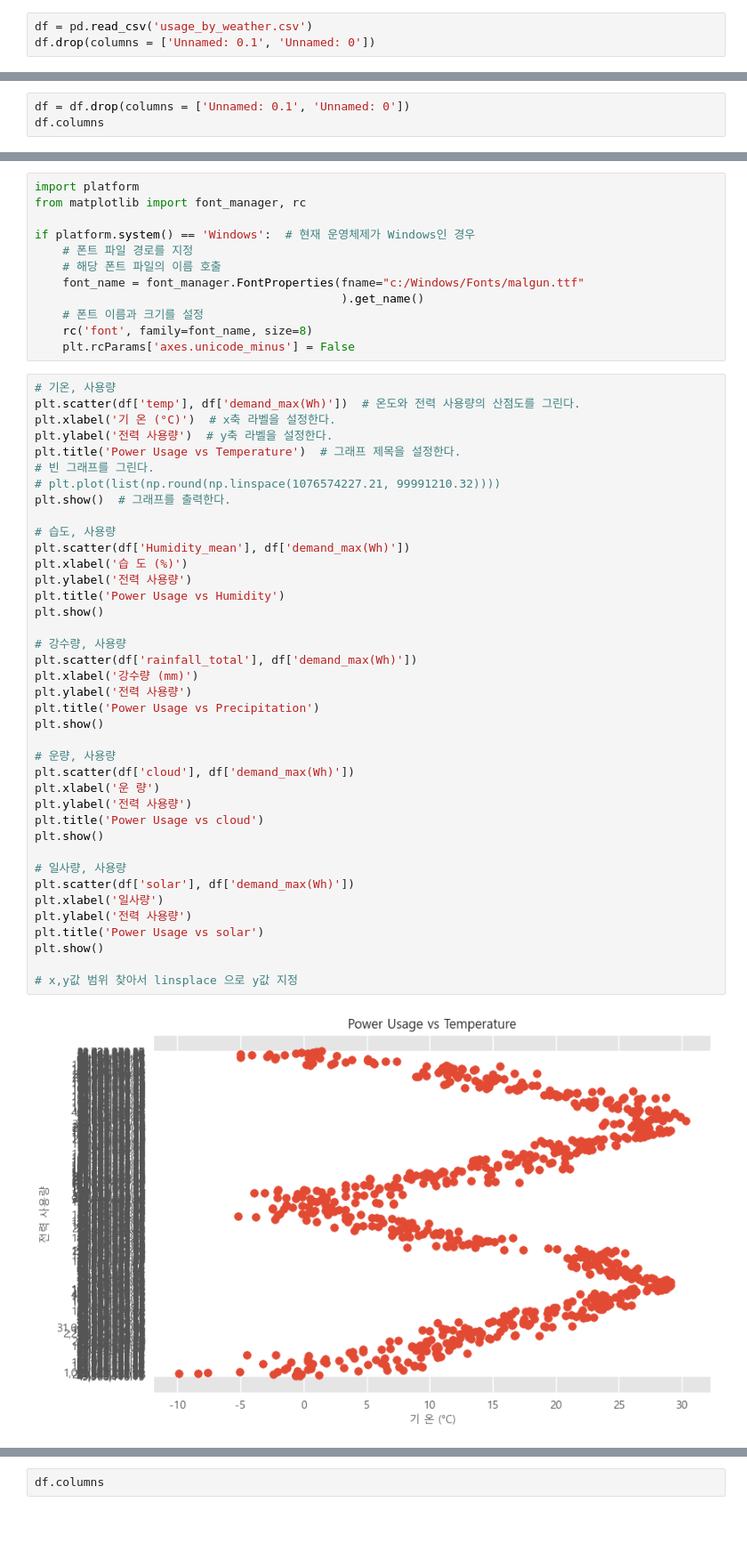
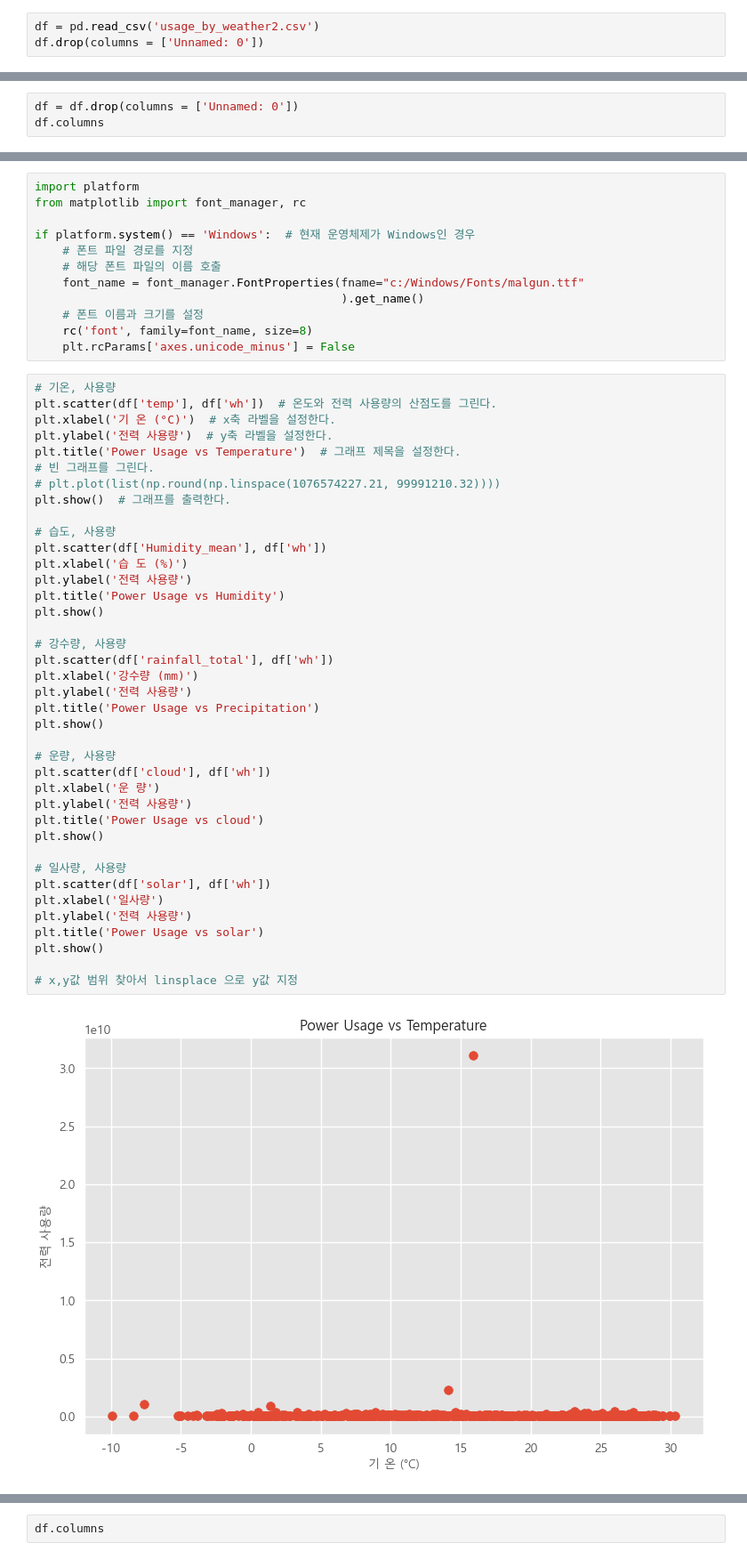
Before and after one commit to ThatHomr/Project_3, a Jupyter notebook: psj_reference/visual_pv3.ipynb, the cells around one changed output, grey strips where cells are left out. Shown at 89% size. Drawn from its saved outputs; the diff is of its cells as text; blank space fills up the shorter version.

```diff
--- a/psj_reference/visual_pv3.ipynb
+++ b/psj_reference/visual_pv3.ipynb
@@ -12,8 +12,8 @@ import platform
 # 정규식
 import re
 # %%
-df = pd.read_csv('usage_by_weather.csv')
-df.drop(columns = ['Unnamed: 0.1', 'Unnamed: 0'])
+df = pd.read_csv('usage_by_weather2.csv')
+df.drop(columns = ['Unnamed: 0'])
 # %% [output]
 |  | year | month | day | temp | cloud | rainfall_total | Humidity_mean | solar | customer | ... |
 | 0 | 2021 | 1 | 1 | -0.6 | 7.3 | 0.0 | 83.1 | 9.00 | 783260 | ... |
@@ -55,4 +64,4 @@ df['demand_max(Wh)'].min()
 # %%
-df = df.drop(columns = ['Unnamed: 0.1', 'Unnamed: 0'])
+df = df.drop(columns = ['Unnamed: 0'])
 df.columns
 # %% [output]
@@ -75,42 +98,42 @@ if platform.system() == 'Windows':  # 현재 운영체제가 Windows인 경우
     plt.rcParams['axes.unicode_minus'] = False
 # %%
 # 기온, 사용량
-plt.scatter(df['temp'], df['demand_max(Wh)'])  # 온도와 전력 사용량의 산점도를 그린다.
+plt.scatter(df['temp'], df['wh'])  # 온도와 전력 사용량의 산점도를 그린다.
 plt.xlabel('기 온 (°C)')  # x축 라벨을 설정한다.
 plt.ylabel('전력 사용량')  # y축 라벨을 설정한다.
 plt.title('Power Usage vs Temperature')  # 그래프 제목을 설정한다.
 # 빈 그래프를 그린다.
 # plt.plot(list(np.round(np.linspace(1076574227.21, 99991210.32))))
 plt.show()  # 그래프를 출력한다.
 
 # 습도, 사용량
-plt.scatter(df['Humidity_mean'], df['demand_max(Wh)'])
+plt.scatter(df['Humidity_mean'], df['wh'])
 plt.xlabel('습 도 (%)')
 plt.ylabel('전력 사용량')
 plt.title('Power Usage vs Humidity')
 plt.show()
 
 # 강수량, 사용량
-plt.scatter(df['rainfall_total'], df['demand_max(Wh)'])
+plt.scatter(df['rainfall_total'], df['wh'])
 plt.xlabel('강수량 (mm)')
 plt.ylabel('전력 사용량')
 plt.title('Power Usage vs Precipitation')
 plt.show()
 
 # 운량, 사용량
-plt.scatter(df['cloud'], df['demand_max(Wh)'])
+plt.scatter(df['cloud'], df['wh'])
 plt.xlabel('운 량')
 plt.ylabel('전력 사용량')
 plt.title('Power Usage vs cloud')
 plt.show()
 
 # 일사량, 사용량
-plt.scatter(df['solar'], df['demand_max(Wh)'])
+plt.scatter(df['solar'], df['wh'])
 plt.xlabel('일사량')
 plt.ylabel('전력 사용량')
 plt.title('Power Usage vs solar')
 plt.show()
 
 # x,y값 범위 찾아서 linsplace 으로 y값 지정
 # %% [output]
-[figure, old version]
+[figure, new version]
```
Also changed, not shown: parts of 28 cells of this notebook, 3 other files.
